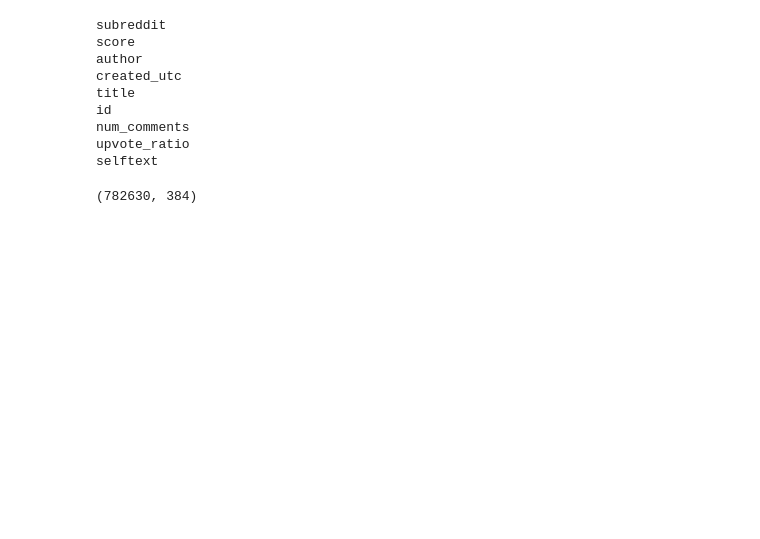
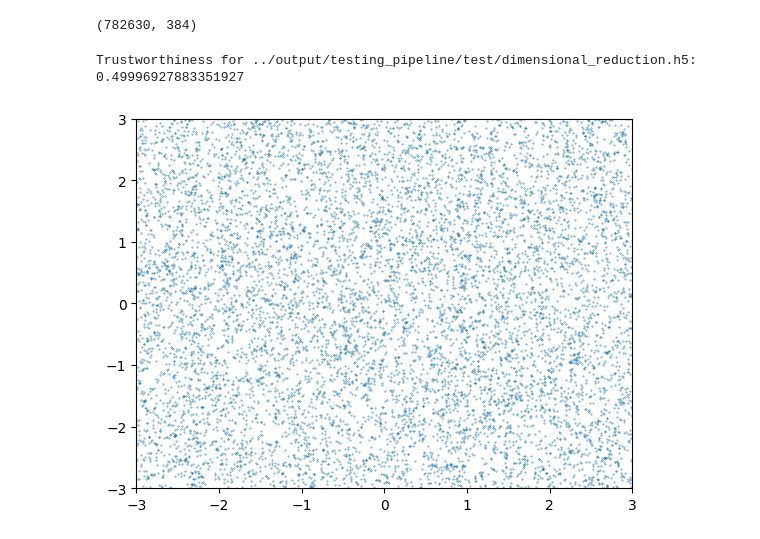
Before and after one commit to stefanoviel/RedditPolarization, a Jupyter notebook: notebooks/exploration.ipynb, the cells around one changed output. Drawn from its saved outputs; the diff is of its cells as text; code cells hidden in the pictures; blank space fills up the shorter version.

```diff
--- a/notebooks/exploration.ipynb
+++ b/notebooks/exploration.ipynb
@@ -62,21 +0,0 @@ results[:100]
-# %%
-# Assuming 'conn' is your SQLite connection object and 'table_name' is the name of your table
-table_name = "submissions"  # Replace with your actual table name
-cursor = conn.execute(f"PRAGMA table_info({table_name})")
-
-# Fetch all the column details
-columns = cursor.fetchall()
-
-# Print each column name
-for column in columns:
-    print(column[1])  # Column names are typically in the second position
-# %% [output]
-subreddit
-score
-author
-created_utc
-title
-id
-num_comments
-upvote_ratio
-selftext
@@ -99,3 +2,58 @@ a = load_embeddings("../data/embeddings/embeddings.h5")
 a.shape
 # %% [output]
 (782630, 384)
+# %%
+import h5py
+import cuml
+import os
+import gc
+import matplotlib.pyplot as plt
+import numpy as np
+import sklearn
+import os
+
+
+
+def load_vectors(file_path, dataset_name):
+    with h5py.File(file_path, 'r') as file:
+        vectors = np.array(file[dataset_name])
+    return vectors[:100000]
+
+# total 7.9 millions
+original_file = '../output/testing_pipeline/embeddings/embeddings.h5'
+original_dataset_name = 'embeddings'
+
+reduced_files_directory = '../output/testing_pipeline/test'
+reduced_dataset_name = "umap_coordinates"
+
+original_vectors = load_vectors(original_file, original_dataset_name)
+# %%
+trustworthiness_scores = {}
+os.environ['CUDA_VISIBLE_DEVICES'] = '1'
+
+for file_path in os.listdir(reduced_files_directory):
+    file_path = os.path.join(reduced_files_directory, file_path)
+    reduced_vectors = load_vectors(file_path, reduced_dataset_name)
+    tw = cuml.metrics.trustworthiness(original_vectors, reduced_vectors, n_neighbors=50)
+    trustworthiness_scores[file_path] = tw
+    print(f'Trustworthiness for {file_path}: {tw}')
+
+    # clean gpu
+    del reduced_vectors
+    gc.collect()
+# %% [output]
+Trustworthiness for ../output/testing_pipeline/test/dimensional_reduction.h5: 0.49996927883351927
+# %%
+reduced_01 = load_vectors('../output/testing_pipeline/subset_umap_2/subset_0.2.h5', 'umap_coordinates')
+
+# plot the reduced vectors
+plt.scatter(reduced_01[:, 0], reduced_01[:, 1], s=0.1)
+
+# show only from -10 to 10
+limit = 3
+plt.xlim(-limit, limit)
+plt.ylim(-limit, limit)
+
+plt.show()
+# %% [output]
+[figure, added]
```
Also changed, not shown: parts of 9 cells of this notebook, 5 other files.
